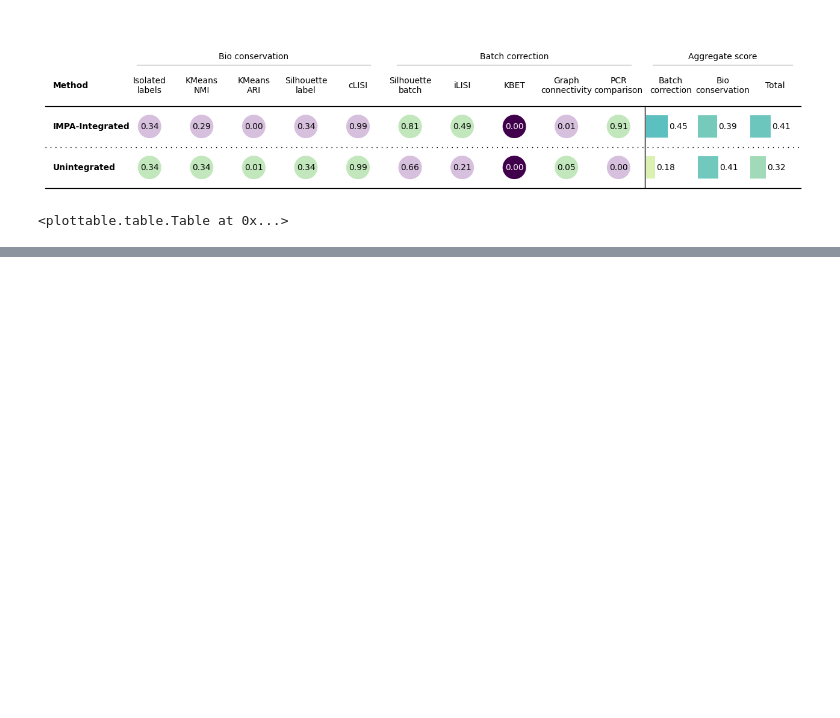
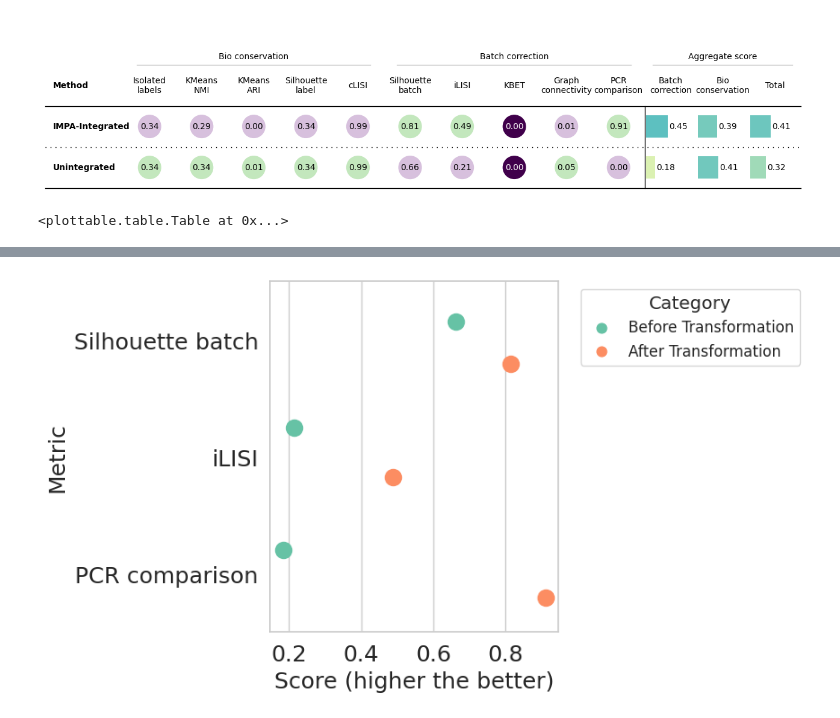
Before and after one commit to theislab/IMPA, a Jupyter notebook: notebooks/cpg0000/dino_featurization_rxrx1.ipynb, the cells around one changed output, grey strips where cells are left out. Saved outputs shown, nothing was run; the diff lists cells and outputs as text; code cells hidden in the pictures; blank space fills up the shorter version.

```diff
--- a/notebooks/cpg0000/dino_featurization_rxrx1.ipynb
+++ b/notebooks/cpg0000/dino_featurization_rxrx1.ipynb
@@ -418,0 +469,43 @@ b.plot_results_table(min_max_scale=False)
+# %%
+import seaborn as sns
+import matplotlib.pyplot as plt
+import pandas as pd
+
+# Data from the table
+# Data from the table
+data = {
+    'Category': ['Before Transformation',
+                 'Before Transformation',
+                 'Before Transformation',
+                 'After Transformation',
+                 'After Transformation',
+                 'After Transformation'],
+    'Metric': ['Silhouette batch', 'iLISI', 'PCR comparison', 'Silhouette batch', 'iLISI', 'PCR comparison'],
+    'Score': [0.66195, 0.213712, 0.184818, 0.813499, 0.488094, 0.909972]
+}
+
+# Convert data to DataFrame
+df = pd.DataFrame(data)
+
+# Set aesthetic parameters
+sns.set(style='whitegrid', font_scale=1.2)
+
+# Plotting with Seaborn - Horizontal Point plot (Swarm plot)
+plt.figure(figsize=(9, 5))
+palette = sns.color_palette("Set2")  # Choose a suitable color palette
+sns.stripplot(data=df, y='Metric', x='Score', hue='Category', palette=palette, dodge=True, jitter=True, size=14)  # Increase size here
+plt.title('', fontsize=16)
+plt.xlabel('Score (higher the better)', fontsize=18)
+plt.ylabel('Metric', fontsize=18)
+
+plt.xticks(fontsize=18)
+plt.yticks(fontsize=18)
+
+# Place legend outside the plot
+plt.legend(title='Category', fontsize=12, bbox_to_anchor=(1.05, 1), loc='upper left')
+
+
+plt.tight_layout()  # Adjust layout to prevent clipping of labels
+plt.show()
+# %% [output]
+[figure, added]
```
Also changed, not shown: parts of 7 cells of this notebook, 21 other files.
